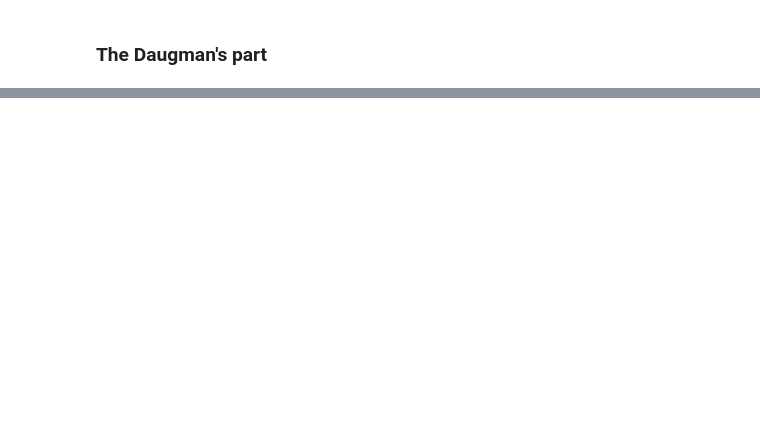
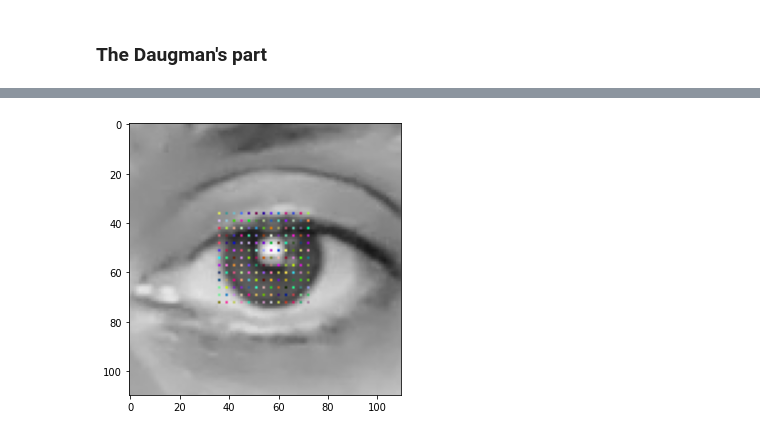
Before and after one commit to banderlog/daugman, a Jupyter notebook: daugman_visual_explanation.ipynb, the cells around one changed output, grey strips where cells are left out. Cells and saved outputs as stored; diff of their text form; code cells hidden in the pictures; blank space fills up the shorter version.

```diff
--- a/daugman_visual_explanation.ipynb
+++ b/daugman_visual_explanation.ipynb
@@ -337,0 +52,5 @@ _ = plt.imshow(img[::,::,::-1])
+# %%
+# plot all potential iris centers
+img_dot = dve.plot_all_potential_iris_centers()
+# %% [output]
+[figure, added]
```
Also changed, not shown: parts of 61 cells of this notebook, 7 other files.
